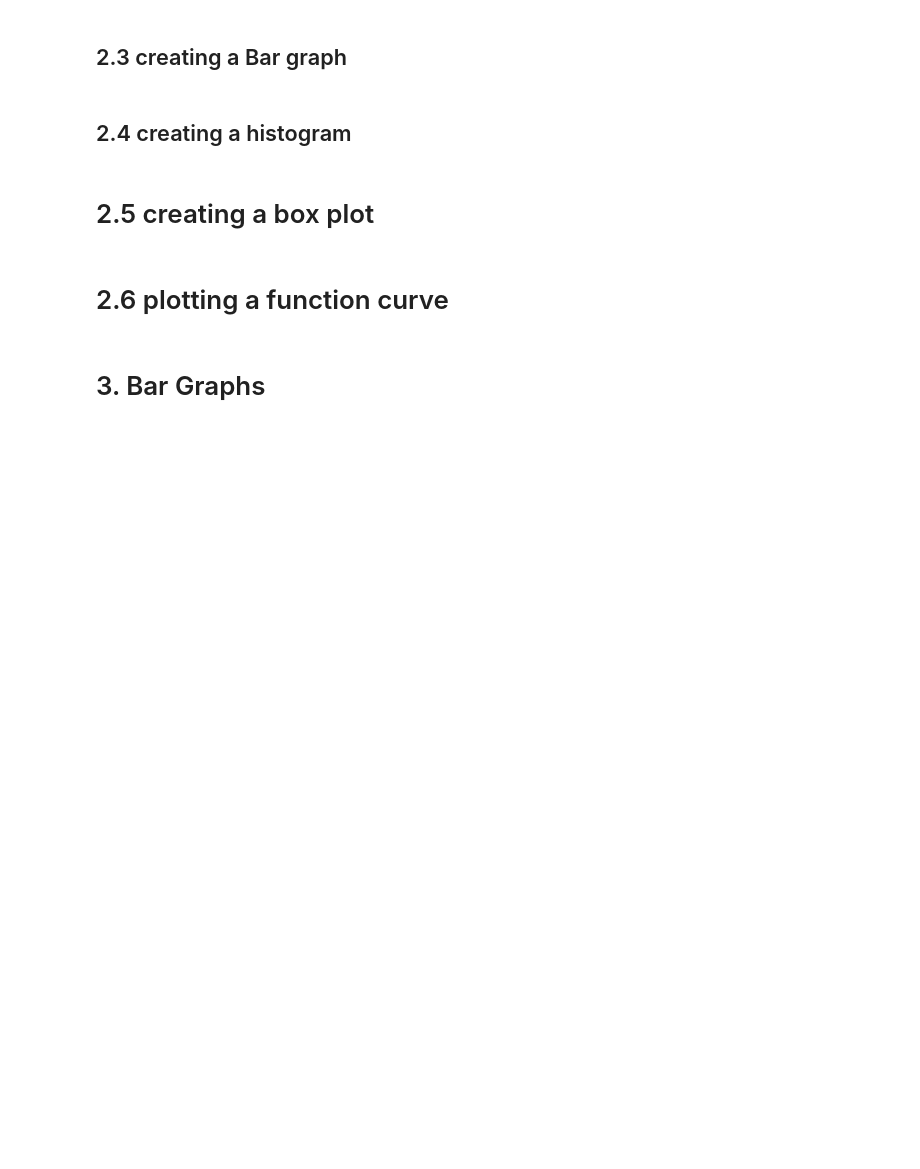
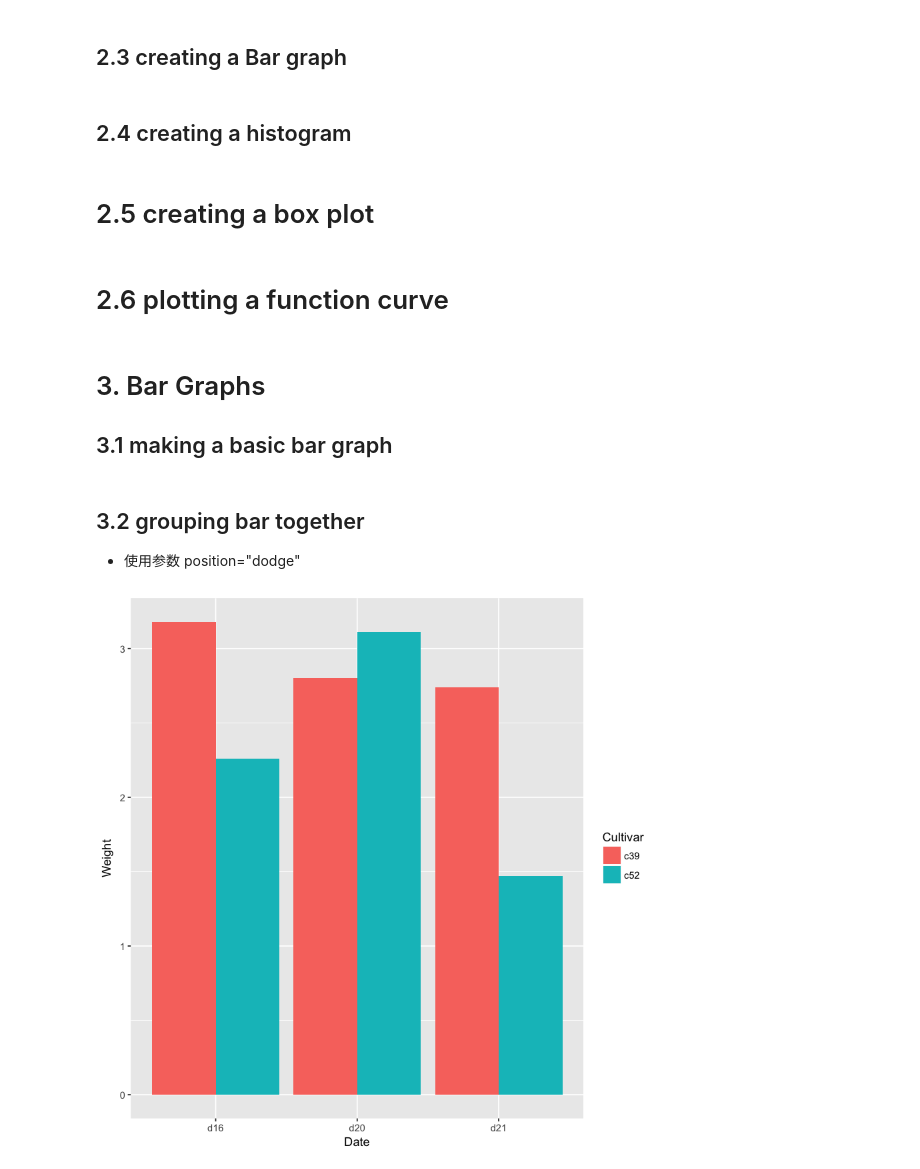
Before and after one commit to Harbes/python, a Jupyter notebook: R-project/R Graphics.ipynb, the cells around one changed output. Drawn from its saved outputs; the diff is of its cells as text; code cells hidden in the pictures; blank space fills up the shorter version.

```diff
--- a/R-project/R Graphics.ipynb
+++ b/R-project/R Graphics.ipynb
@@ -77,3 +77,4 @@ curve(1-myfun(x),add=TRUE,col="red") # add a line
 ggplot(data.frame(x=c(0,20)),aes(x=x))+stat_function(fun=myfun,geom="line") # 注意，似乎此处的data.frame必不可少
 # %% [markdown]
 # 3. Bar Graphs
+## 3.1 making a basic bar graph
@@ -79,0 +96,8 @@ ggplot(data.frame(x=c(0,20)),aes(x=x))+stat_function(fun=myfun,geom="line") #
+# %% [markdown]
+## 3.2 grouping bar together
+* 使用参数 position="dodge"
+# %%
+ggplot(cabbage_exp,aes(x=Date,y=Weight,fill=Cultivar))+
+    geom_bar(stat="identity",position="dodge") # stat和position参数各指什么？？？
+# %% [output]
+[figure, added]
```
Also changed, not shown: parts of 3 cells of this notebook.
